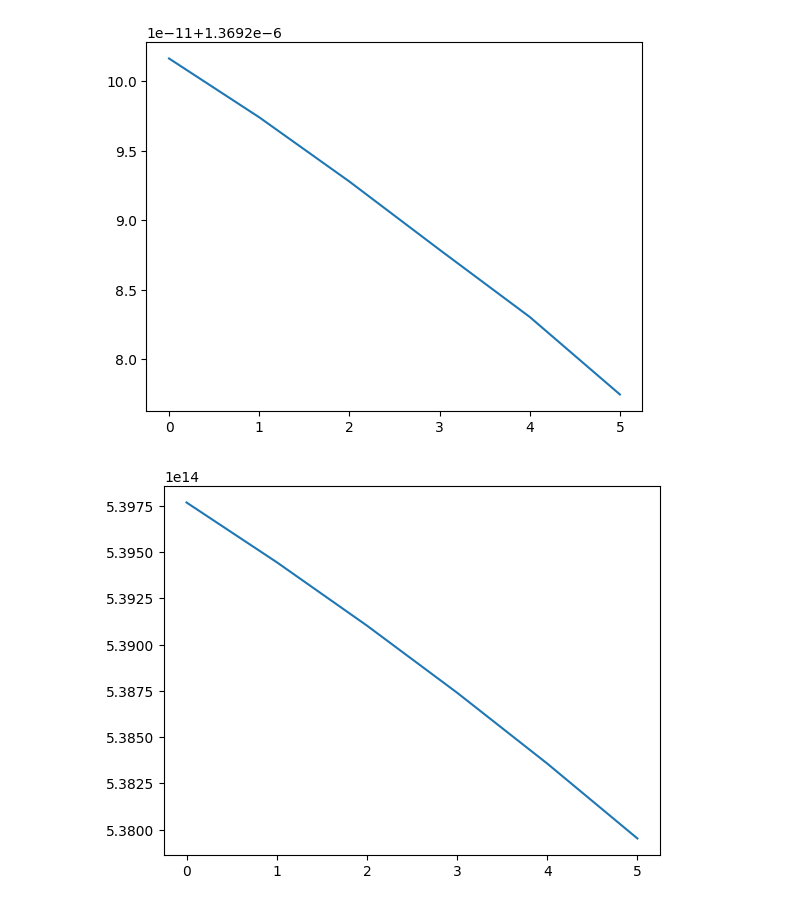
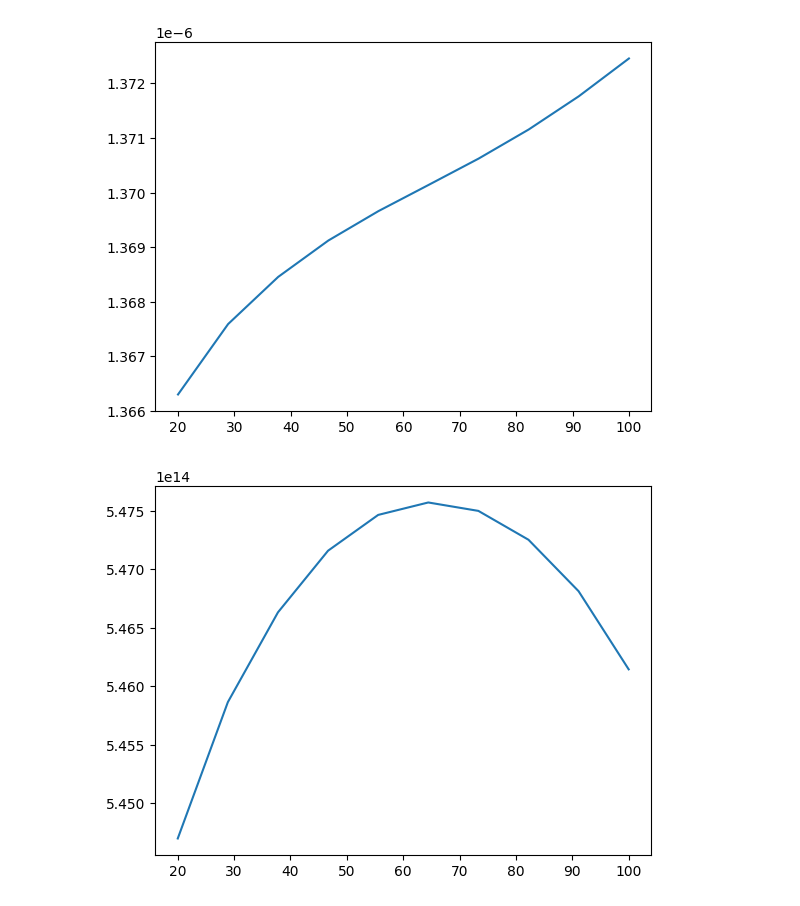
Before and after one commit to mcthumann/Brownian_Data_Analysis, a Jupyter notebook: for_publishing/Fitting_Tikonov_Search.ipynb, the cells around one changed output. Saved outputs shown, nothing was run; the diff lists cells and outputs as text; code cells hidden in the pictures.

```diff
--- a/for_publishing/Fitting_Tikonov_Search.ipynb
+++ b/for_publishing/Fitting_Tikonov_Search.ipynb
@@ -24,16 +24,16 @@ class Const:
 fits_r = []
 fits_v = []
 fits_k = []
-high_passes = np.linspace(90,130,20)
+high_passes = np.linspace(20,100,10)
 bin_number = 30
 velocity_order = 8
 filename = r"C:\Users\mct2723\Desktop\Dielectric Data\Third Good Set\10"
 offset = 237
 num_files = 1
-traces_per_file = 5
+traces_per_file = 2
 sampling_rate = 200000000
 tikonov = True
-stop = .2e-3
+stop = .8e-3
 # %%
 def MSD_fitting_func(t,m, K, r, V):
     trap_const = K
@@ -290,7 +290,7 @@ for high_pass in high_passes:
         print("trace X")
         # series1 = series[:int(len(series)/2)]
         # series2 = series[int(len(series)/2):]
-        series1 = series[:int(len(series))]
+        series1 = series[:int(len(series)/5)]
         #
         # if len(series1) != len(series2):
         #     print(len(series1), len(series2))
@@ -446,10 +431,10 @@ trace X
 # %%
-plt.plot( fits_r)
+plt.plot(high_passes, fits_r)
 plt.show()
-plt.plot(fits_v)
+plt.plot(high_passes, fits_v)
 plt.show()
-plt.plot(fits_k)
+plt.plot(high_passes, fits_k)
 plt.show()
 # %% [output]
-[figure, old version]
+[figure, new version]
-[figure, old version]
+[figure, new version]
```
Also changed, not shown: parts of 3 cells of this notebook, 6 other files.
